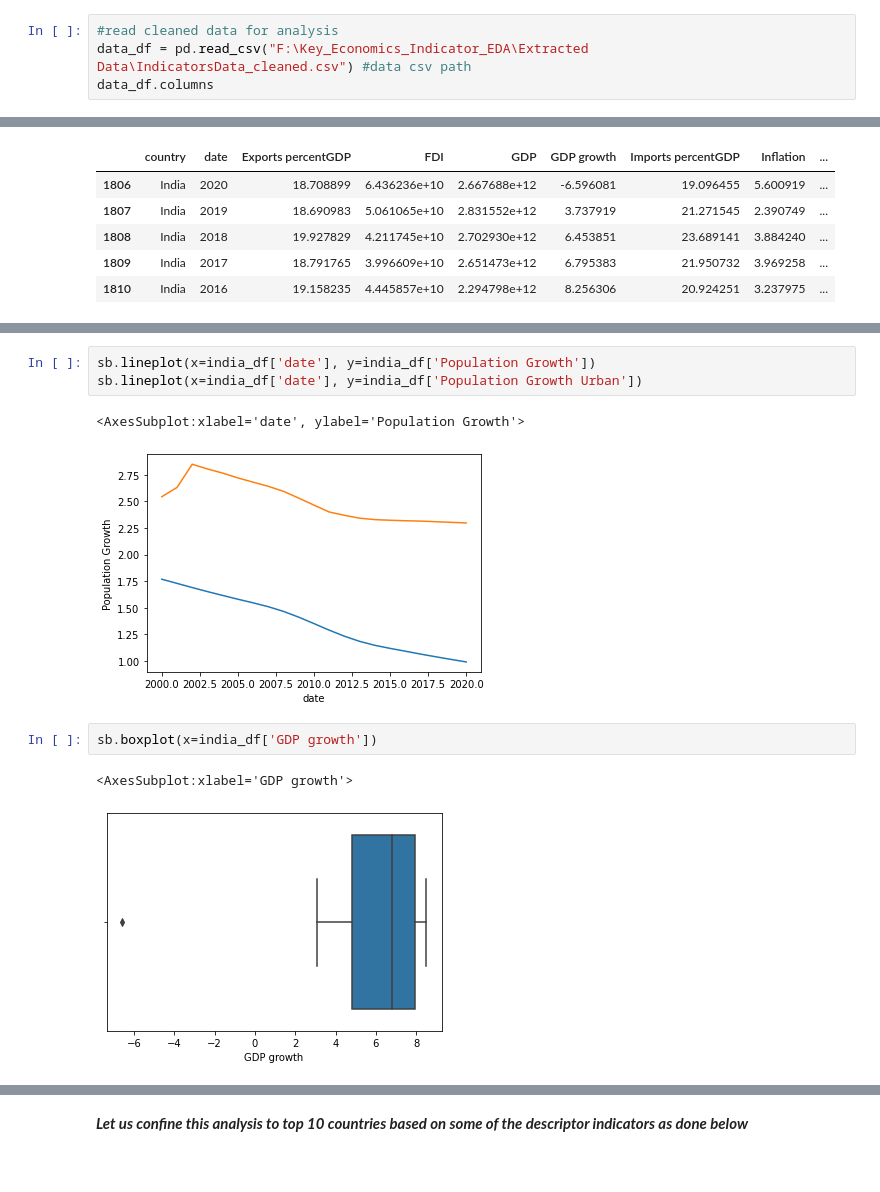
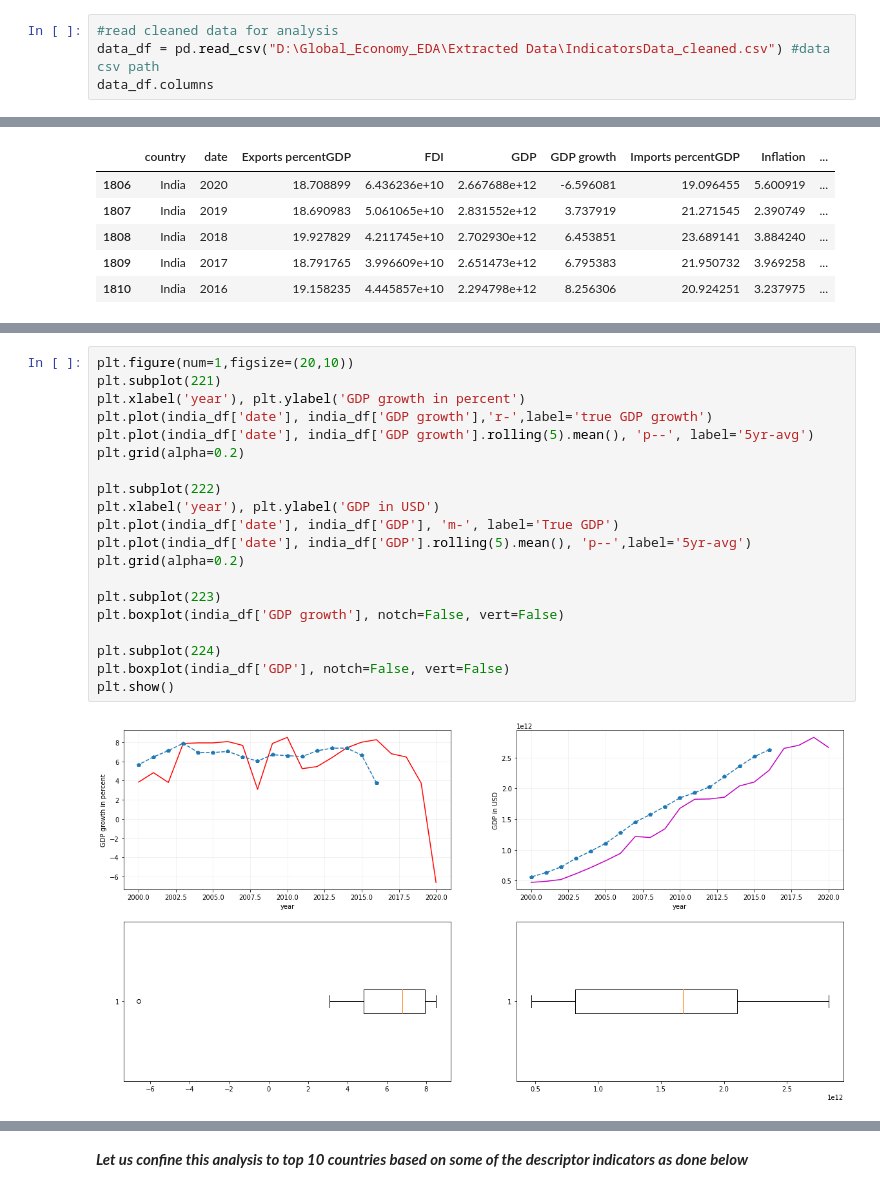
Before and after one commit to DarshanKumarHegde/Global_Economy_EDA, a Jupyter notebook: Codes and Notebooks/Exploratory Analysis.ipynb, the cells around one changed output, grey strips where cells are left out. Cells and saved outputs as stored; diff of their text form.

```diff
--- a/Codes and Notebooks/Exploratory Analysis.ipynb
+++ b/Codes and Notebooks/Exploratory Analysis.ipynb
@@ -9,5 +12,5 @@ import matplotlib
 %matplotlib inline
 # %%
 #read cleaned data for analysis
-data_df = pd.read_csv("F:\Key_Economics_Indicator_EDA\Extracted Data\IndicatorsData_cleaned.csv") #data csv path
+data_df = pd.read_csv("D:\Global_Economy_EDA\Extracted Data\IndicatorsData_cleaned.csv") #data csv path
 data_df.columns
@@ -92,11 +64,22 @@ sb.lineplot(x=india_df['date'], y=india_df['Inflation'].rolling(5).mean())
-# %%
-sb.lineplot(x=india_df['date'], y=india_df['Population Growth'])
-sb.lineplot(x=india_df['date'], y=india_df['Population Growth Urban'])
-# %% [output]
-<AxesSubplot:xlabel='date', ylabel='Population Growth'>
-[figure, removed]
-# %%
-sb.boxplot(x=india_df['GDP growth'])
-# %% [output]
-<AxesSubplot:xlabel='GDP growth'>
-[figure, removed]
+# %%
+plt.figure(num=1,figsize=(20,10))
+plt.subplot(221)
+plt.xlabel('year'), plt.ylabel('GDP growth in percent')
+plt.plot(india_df['date'], india_df['GDP growth'],'r-',label='true GDP growth')
+plt.plot(india_df['date'], india_df['GDP growth'].rolling(5).mean(), 'p--', label='5yr-avg')
+plt.grid(alpha=0.2)
+
+plt.subplot(222)
+plt.xlabel('year'), plt.ylabel('GDP in USD')
+plt.plot(india_df['date'], india_df['GDP'], 'm-', label='True GDP')
+plt.plot(india_df['date'], india_df['GDP'].rolling(5).mean(), 'p--',label='5yr-avg')
+plt.grid(alpha=0.2)
+
+plt.subplot(223)
+plt.boxplot(india_df['GDP growth'], notch=False, vert=False)
+
+plt.subplot(224)
+plt.boxplot(india_df['GDP'], notch=False, vert=False)
+plt.show()
+# %% [output]
+[figure, added]
```
Also changed, not shown: parts of 14 cells of this notebook.
